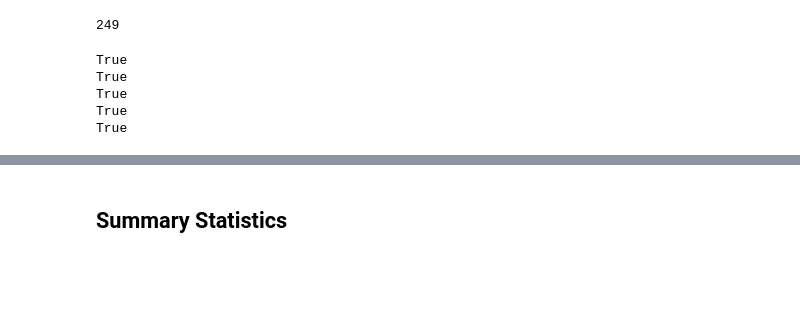
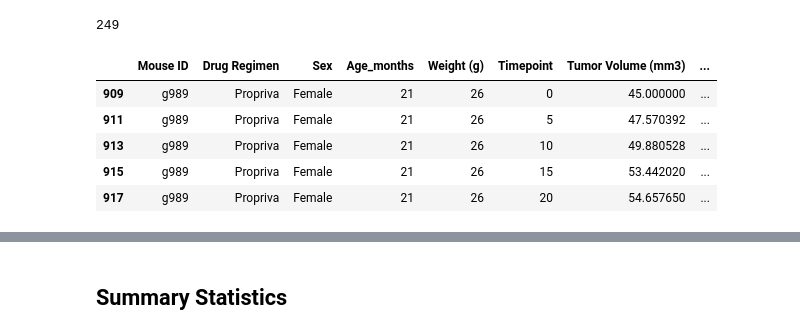
Before and after one commit to peggz19/matplotlib---challenge, a Jupyter notebook: pymaceuticals.ipynb, the cells around one changed output, grey strips where cells are left out. Drawn from its saved outputs; the diff is of its cells as text; code cells hidden in the pictures; blank space fills up the shorter version.

Commit message:
data cleaned

```diff
--- a/pymaceuticals.ipynb
+++ b/pymaceuticals.ipynb
@@ -46,13 +46,13 @@ mice
 # %%
 # Our data should be uniquely identified by Mouse ID and Timepoint
 # Get the duplicate mice by ID number that shows up for Mouse ID and Timepoint.
-duplicate = df[['Mouse ID',"Timepoint"]].duplicated()
-for i in duplicate:
-    if i == True:
-        print(i)
+duplicate = df[df[['Mouse ID',"Timepoint"]].duplicated()]
+duplicate
+#The below data frame displays the mouse ID with the exact timepoint duplicates and the rest of its data
 # %% [output]
-True
-True
-True
-True
-True
+|  | Mouse ID | Drug Regimen | Sex | Age_months | Weight (g) | Timepoint | Tumor Volume (mm3) | ... |
+| 909 | g989 | Propriva | Female | 21 | 26 | 0 | 45.000000 | ... |
+| 911 | g989 | Propriva | Female | 21 | 26 | 5 | 47.570392 | ... |
+| 913 | g989 | Propriva | Female | 21 | 26 | 10 | 49.880528 | ... |
+| 915 | g989 | Propriva | Female | 21 | 26 | 15 | 53.442020 | ... |
+| 917 | g989 | Propriva | Female | 21 | 26 | 20 | 54.657650 | ... |
```
Also changed, not shown: parts of 3 cells of this notebook, 1 other file.
